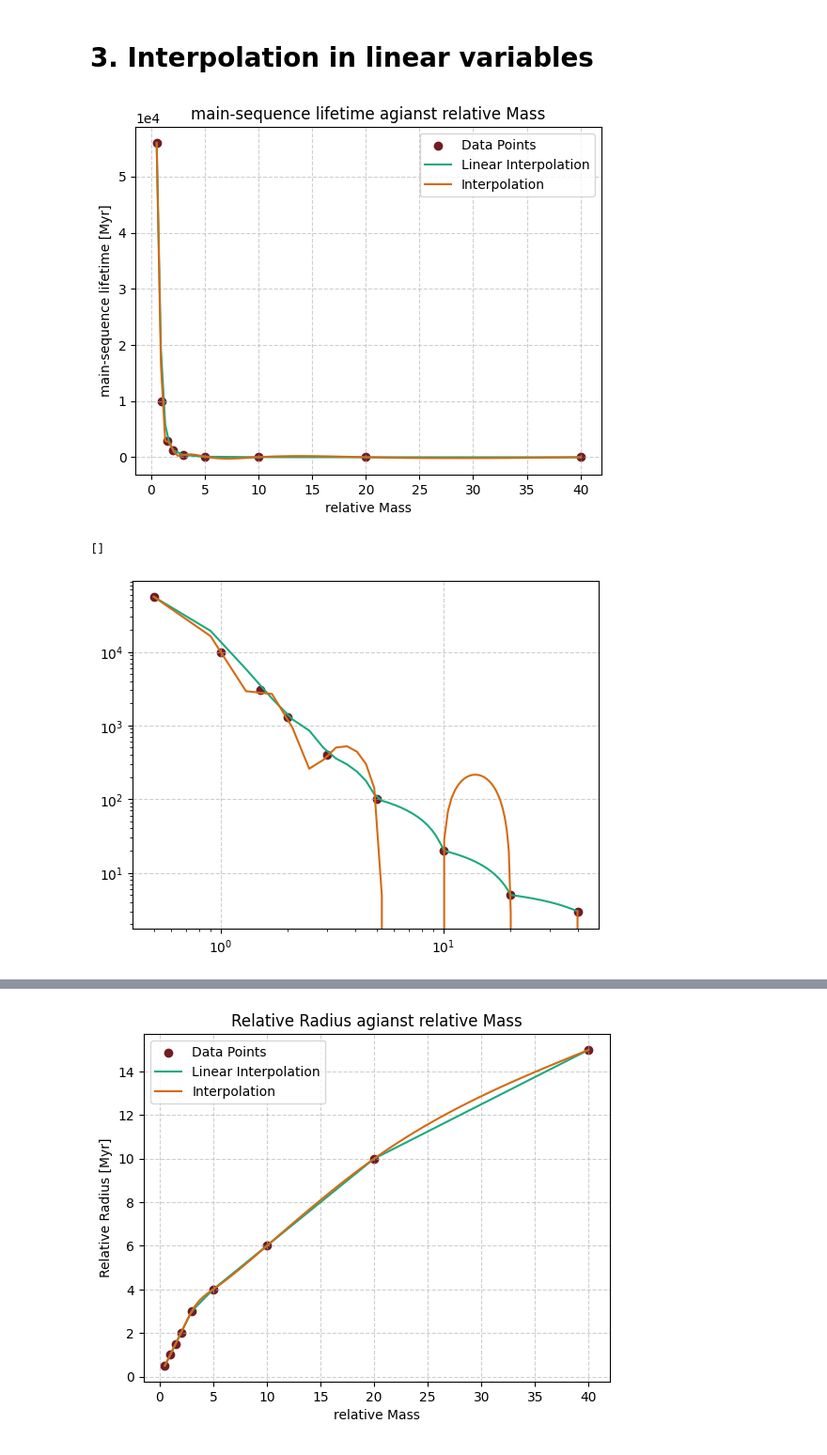
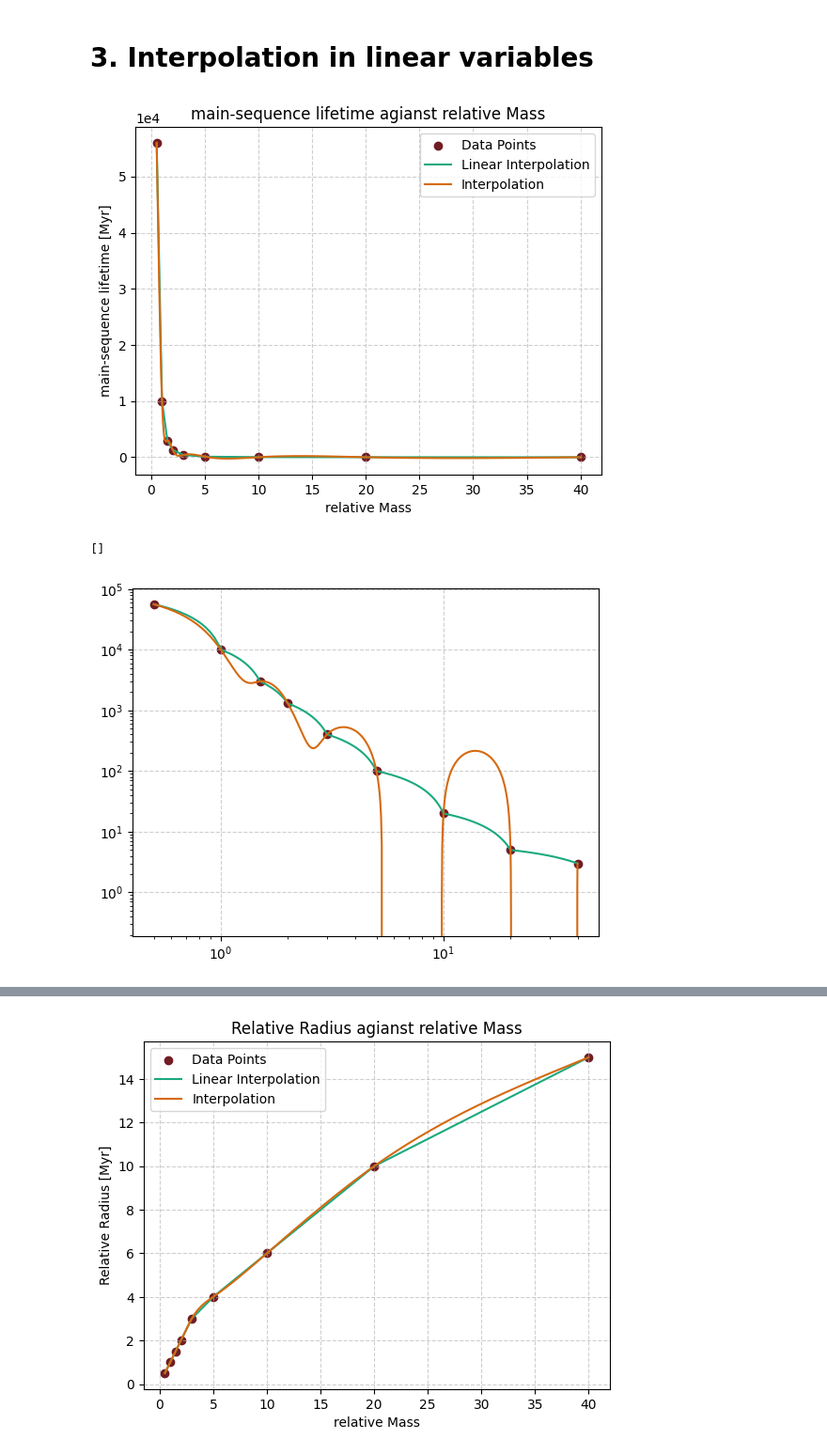
Before and after one commit to FinnZeumer/Introduction-to-Computational-Physics, a Jupyter notebook: Homework_2.ipynb, the cells around one changed output, grey strips where cells are left out. Shown at 94% size. Drawn from its saved outputs; the diff is of its cells as text; code cells hidden in the pictures.

```diff
--- a/Homework_2.ipynb
+++ b/Homework_2.ipynb
@@ -318,7 +318,7 @@ Since both derivertaives are the same we can assume that the curve ist actually
 # 3. Interpolation in linear variables
 # %%
 # Plotting the data with interpolation
-reselution = np.linspace(MM[0], MM[-1], 100)
+reselution = np.linspace(MM[0], MM[-1], 1000)
 
 # Plot 1: taug agianst M
 # Data Points
@@ -328,35 +328,38 @@ plt.scatter(MM, tau, label='Data Points', color = pap.Colors.WINE_RED)
 plt.plot(reselution,
          linear_interpolation(MM, tau, reselution),
          label='Linear Interpolation')
 
 # Spline
 spline_1 = natural_cubic_spline(MM, tau)
 
 y_1 = spline_1(reselution)
 plt.plot(reselution, y_1, label='Interpolation')
+
+# Inspekting the wiggling:
+# plt.xlim(0,5)
 
 # Design
 pap.plot_me('main-sequence lifetime agianst relative Mass', 'relative Mass', 'main-sequence lifetime [Myr]')
 
 # Data Points
 plt.scatter(MM, tau, label='Data Points', color = pap.Colors.WINE_RED)
 
 #linear Interpolation
 plt.plot(reselution,
          linear_interpolation(MM, tau, reselution),
          label='Linear Interpolation')
 
 # Spline
 spline_1 = natural_cubic_spline(MM, tau)
 
 y_1 = spline_1(reselution)
 plt.plot(reselution, y_1, label='Interpolation')
 
 plt.loglog()
 # %% [output]
-[figure, old version]
+[figure, new version]
 []
-[figure, old version]
+[figure, new version]
 # %%
 # Plot 2: L agianst M
 # Data Points
```
Also changed, not shown: parts of 11 cells of this notebook.
